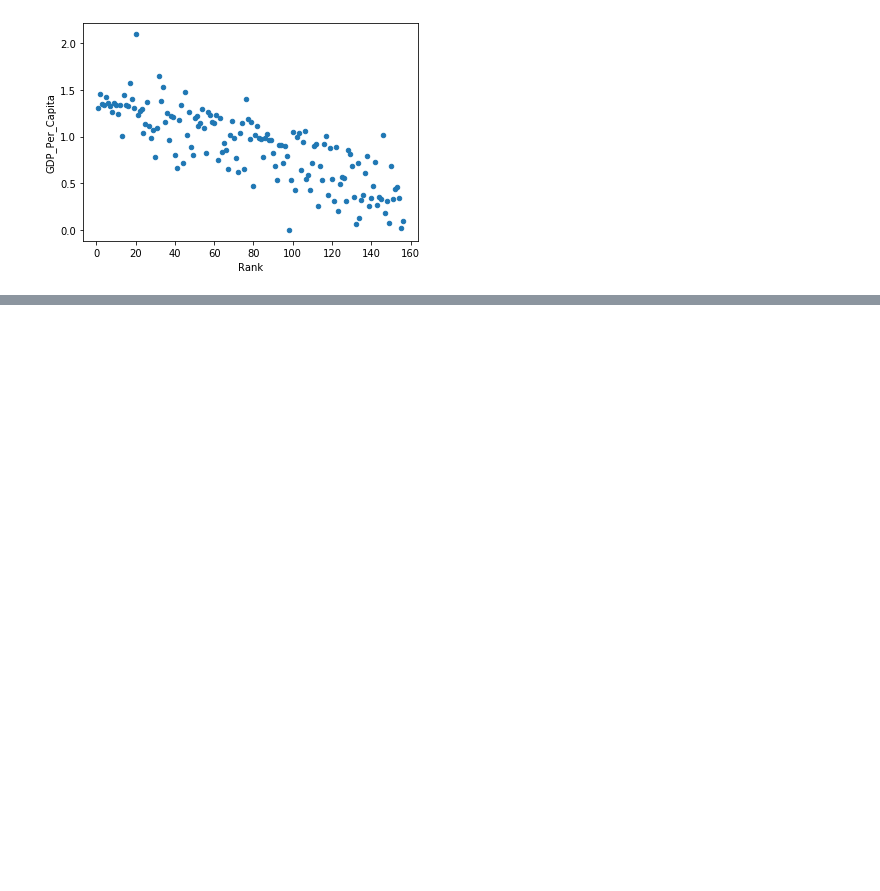
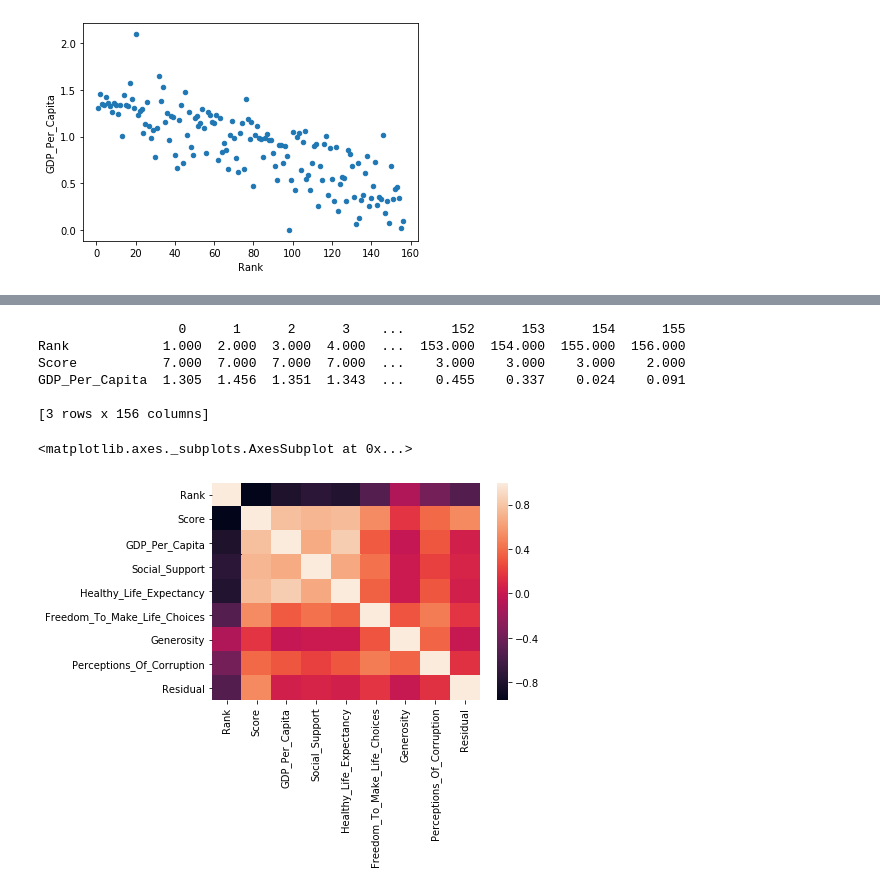
Before and after one commit to sagarbhadra7/Data-Science, a Jupyter notebook: Matplotlib_practice.ipynb, the cells around one changed output, grey strips where cells are left out. Saved outputs shown, nothing was run; the diff lists cells and outputs as text; code cells hidden in the pictures; blank space fills up the shorter version.

```diff
--- a/Matplotlib_practice.ipynb
+++ b/Matplotlib_practice.ipynb
@@ -128,0 +155,16 @@ plt.show()
+# %%
+df1=pd.DataFrame([rank,score,gdp])
+print(df1)
+# %% [output]
+                  0      1      2      3    ...      152      153      154      155
+Rank            1.000  2.000  3.000  4.000  ...  153.000  154.000  155.000  156.000
+Score           7.000  7.000  7.000  7.000  ...    3.000    3.000    3.000    2.000
+GDP_Per_Capita  1.305  1.456  1.351  1.343  ...    0.455    0.337    0.024    0.091
+
+[3 rows x 156 columns]
+# %%
+corr=df.corr()
+sb.heatmap(corr)
+# %% [output]
+<matplotlib.axes._subplots.AxesSubplot at 0x...>
+[figure, added]
```
Also changed, not shown: parts of 7 cells of this notebook.
